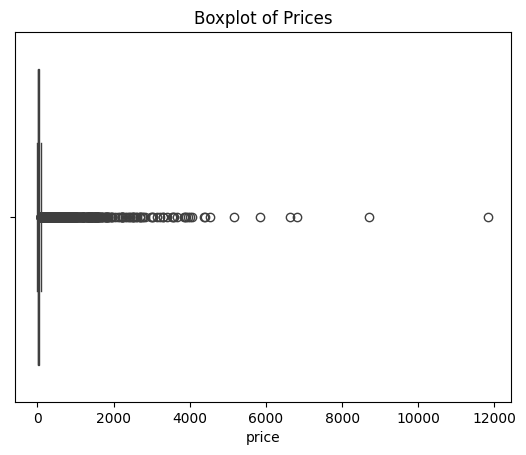
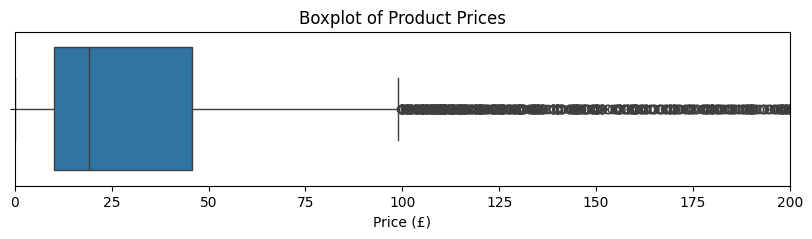
The change to this notebook cell's code, shown as a diff; its figure went from the first image to the second:
--- before
+++ after
@@ -1,5 +1,10 @@
+plt.figure(figsize=(10,2))
+
 sns.boxplot(x=sample_prices)
 
-plt.title("Boxplot of Prices")
+plt.title("Boxplot of Product Prices")
+plt.xlabel("Price (£)")
+
+plt.xlim(0, 200)
 
 plt.show()

Commit: Update ejercicio.ipynb